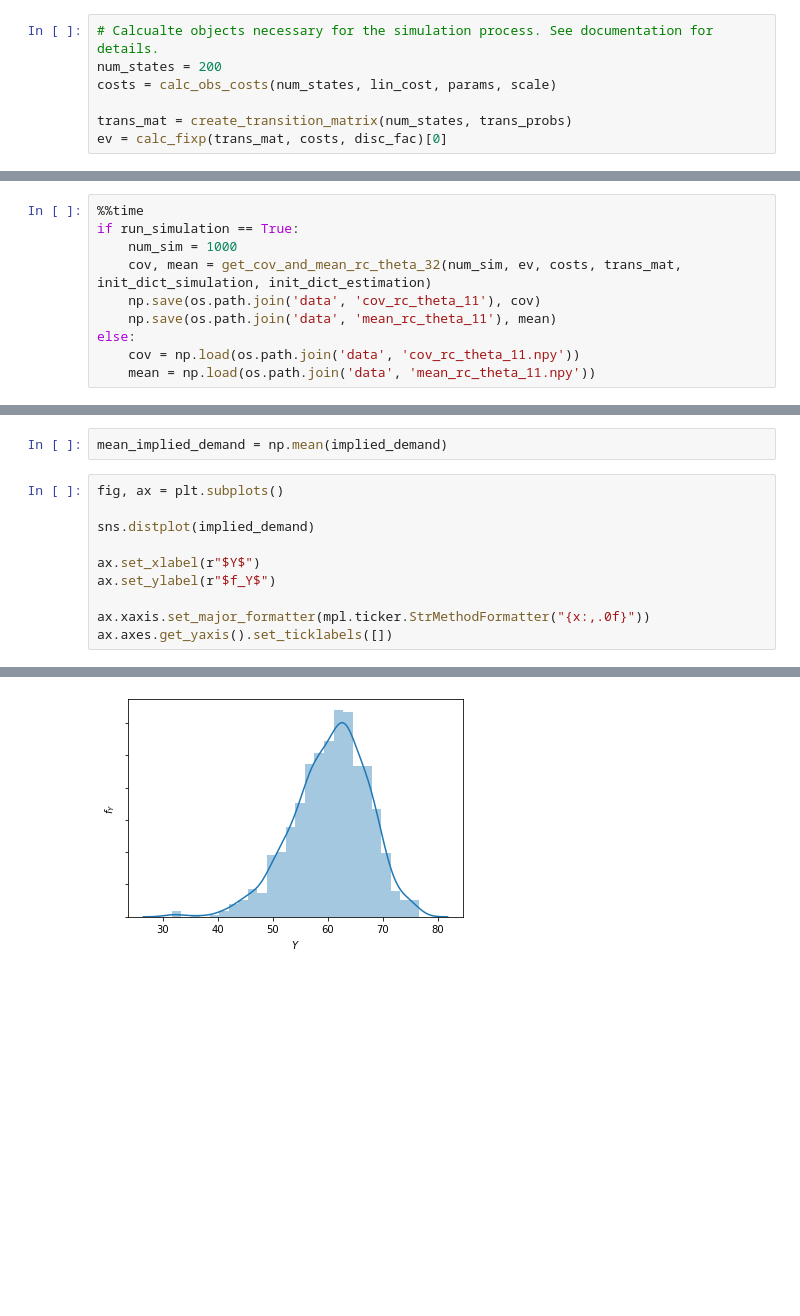
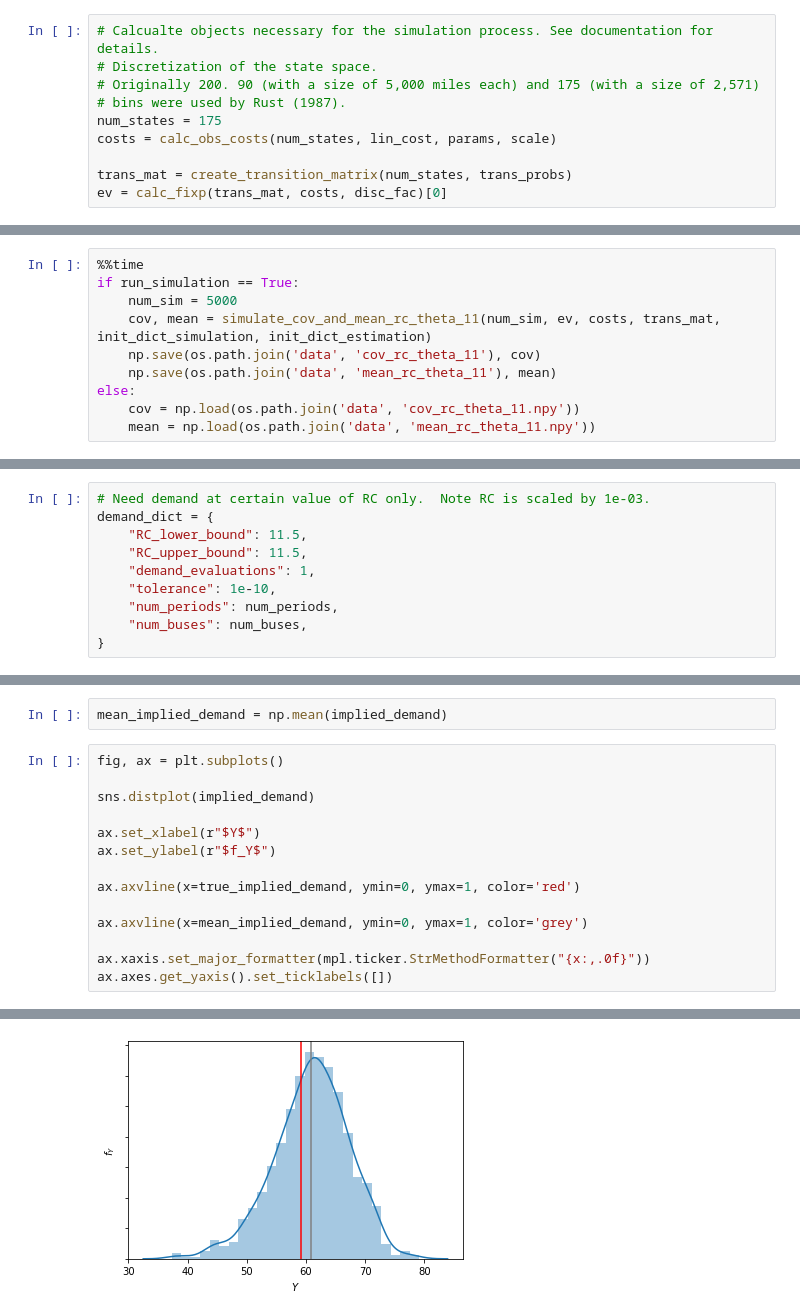
Before and after one commit to bhmueller/thesis, a Jupyter notebook: shapley_RC_theta_1.ipynb, the cells around one changed output, grey strips where cells are left out. Drawn from its saved outputs; the diff is of its cells as text; blank space fills up the shorter version.

Commit message:
Create figures.

```diff
--- a/shapley_RC_theta_1.ipynb
+++ b/shapley_RC_theta_1.ipynb
@@ -46,7 +46,10 @@ init_dict_simulation = {
 }
 # %%
 # Calcualte objects necessary for the simulation process. See documentation for details.
-num_states = 200
+# Discretization of the state space.
+# Originally 200. 90 (with a size of 5,000 miles each) and 175 (with a size of 2,571)
+# bins were used by Rust (1987).
+num_states = 175
 costs = calc_obs_costs(num_states, lin_cost, params, scale)
 
 trans_mat = create_transition_matrix(num_states, trans_probs)
@@ -70,8 +73,8 @@ init_dict_estimation = {
 # %%
 %%time
 if run_simulation == True:
-    num_sim = 1000
-    cov, mean = get_cov_and_mean_rc_theta_32(num_sim, ev, costs, trans_mat, init_dict_simulation, init_dict_estimation)
+    num_sim = 5000
+    cov, mean = simulate_cov_and_mean_rc_theta_11(num_sim, ev, costs, trans_mat, init_dict_simulation, init_dict_estimation)
     np.save(os.path.join('data', 'cov_rc_theta_11'), cov)
     np.save(os.path.join('data', 'mean_rc_theta_11'), mean)
 else:
@@ -317,6 +383,16 @@ Inspection of the distribution of the implied demand at certain $RC_{fixed}$.
 # Sample data.
 n_sim_demand = 1000
 input_variables = cp.MvNormal(mean, cov).sample(n_sim_demand).T
+# %%
+# Need demand at certain value of RC only.  Note RC is scaled by 1e-03.
+demand_dict = {
+    "RC_lower_bound": 11.5,
+    "RC_upper_bound": 11.5,
+    "demand_evaluations": 1,
+    "tolerance": 1e-10,
+    "num_periods": num_periods,
+    "num_buses": num_buses,
+}
 # %%
 get_demand_partial = partial(get_demand, init_dict=init_dict_estimation, demand_dict=demand_dict)
 def get_demand_mapping(x):
@@ -347,6 +423,10 @@ sns.distplot(implied_demand)
 ax.set_xlabel(r"$Y$")
 ax.set_ylabel(r"$f_Y$")
 
+ax.axvline(x=true_implied_demand, ymin=0, ymax=1, color='red')
+
+ax.axvline(x=mean_implied_demand, ymin=0, ymax=1, color='grey')
+
 ax.xaxis.set_major_formatter(mpl.ticker.StrMethodFormatter("{x:,.0f}"))
 ax.axes.get_yaxis().set_ticklabels([])
 # %% [output]
@@ -361 +442 @@ ax.axes.get_yaxis().set_ticklabels([])
-[figure, old version]
+[figure, new version]
```
Also changed, not shown: parts of 10 cells of this notebook, 5 other files.
